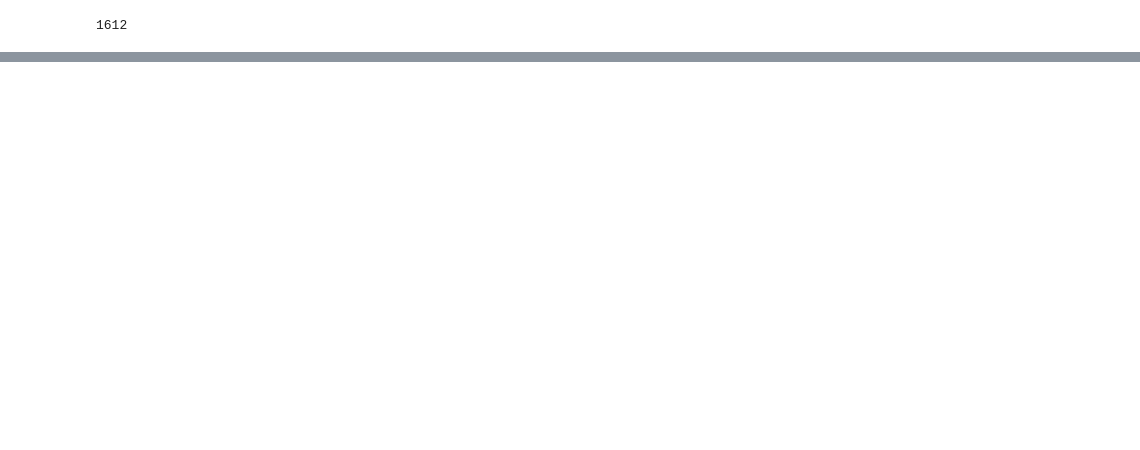
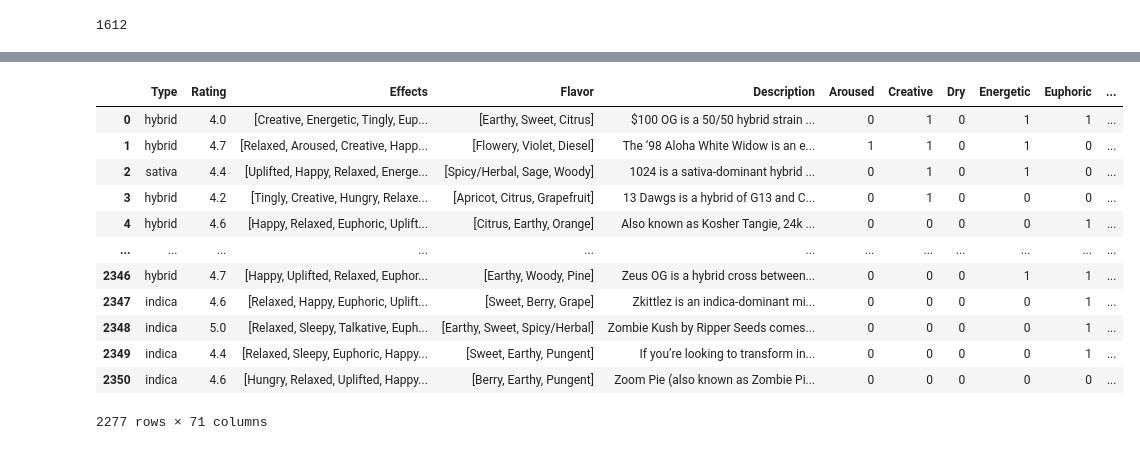
Before and after one commit to Med-Cab-2020-Aug-PT/ML, a Jupyter notebook: med_cab.ipynb, the cells around one changed output, grey strips where cells are left out. Cells and saved outputs as stored; diff of their text form; code cells hidden in the pictures; blank space fills up the shorter version.

```diff
--- a/med_cab.ipynb
+++ b/med_cab.ipynb
@@ -130,2 +40,0 @@ dtype: int64
-# %%
-temp = pd.get_dummies(x['Effects'].explode()).sum(level=0)
@@ -166,3 +66,20 @@ x
+# %%
+x = explode_dummies(x.copy(), 'Flavor')
+x
+# %% [output]
+|  | Type | Rating | Effects | Flavor | Description | Aroused | Creative | Dry | Energetic | Euphoric | ... |
+| 0 | hybrid | 4.0 | [Creative, Energetic, Tingly, Eup... | [Earthy, Sweet, Citrus] | $100 OG is a 50/50 hybrid strain ... | 0 | 1 | 0 | 1 | 1 | ... |
+| 1 | hybrid | 4.7 | [Relaxed, Aroused, Creative, Happ... | [Flowery, Violet, Diesel] | The ‘98 Aloha White Widow is an e... | 1 | 1 | 0 | 1 | 0 | ... |
+| 2 | sativa | 4.4 | [Uplifted, Happy, Relaxed, Energe... | [Spicy/Herbal, Sage, Woody] | 1024 is a sativa-dominant hybrid ... | 0 | 1 | 0 | 1 | 0 | ... |
+| 3 | hybrid | 4.2 | [Tingly, Creative, Hungry, Relaxe... | [Apricot, Citrus, Grapefruit] | 13 Dawgs is a hybrid of G13 and C... | 0 | 1 | 0 | 0 | 0 | ... |
+| 4 | hybrid | 4.6 | [Happy, Relaxed, Euphoric, Uplift... | [Citrus, Earthy, Orange] | Also known as Kosher Tangie, 24k ... | 0 | 0 | 0 | 0 | 1 | ... |
+| ... | ... | ... | ... | ... | ... | ... | ... | ... | ... | ... | ... |
+| 2346 | hybrid | 4.7 | [Happy, Uplifted, Relaxed, Euphor... | [Earthy, Woody, Pine] | Zeus OG is a hybrid cross between... | 0 | 0 | 0 | 1 | 1 | ... |
+| 2347 | indica | 4.6 | [Relaxed, Happy, Euphoric, Uplift... | [Sweet, Berry, Grape] | Zkittlez is an indica-dominant mi... | 0 | 0 | 0 | 0 | 1 | ... |
+| 2348 | indica | 5.0 | [Relaxed, Sleepy, Talkative, Euph... | [Earthy, Sweet, Spicy/Herbal] | Zombie Kush by Ripper Seeds comes... | 0 | 0 | 0 | 0 | 1 | ... |
+| 2349 | indica | 4.4 | [Relaxed, Sleepy, Euphoric, Happy... | [Sweet, Earthy, Pungent] | If you’re looking to transform in... | 0 | 0 | 0 | 0 | 1 | ... |
+| 2350 | indica | 4.6 | [Hungry, Relaxed, Uplifted, Happy... | [Berry, Earthy, Pungent] | Zoom Pie (also known as Zombie Pi... | 0 | 0 | 0 | 0 | 0 | ... |
+2277 rows × 71 columns
 # %%
 x['Dry Mouth'] = x['Dry']
 # %%
```
Also changed, not shown: parts of 26 cells of this notebook, 5 other files.
